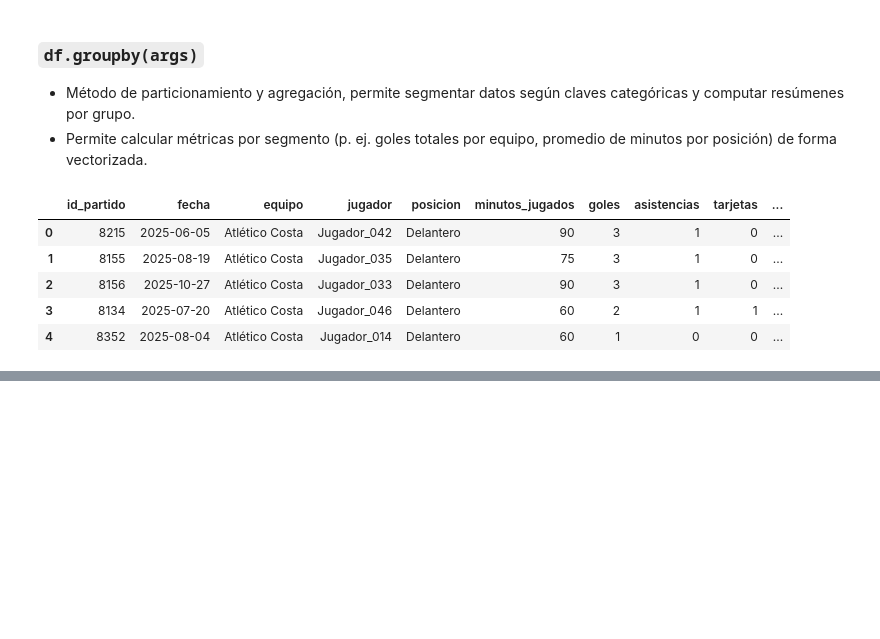
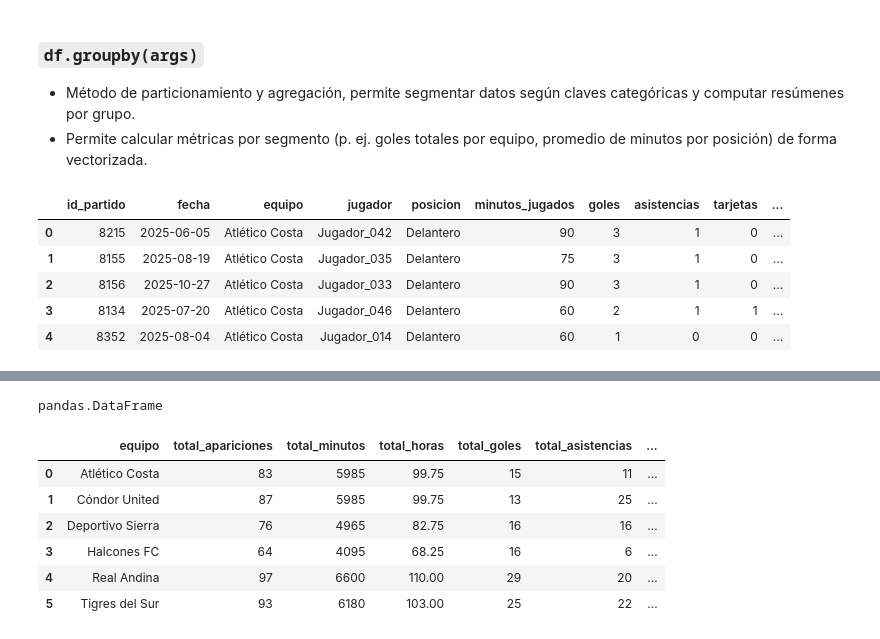
Before and after one commit to elliotAldersom/Blue_Lock_SQL_Project, a Jupyter notebook: python/yoshio/Deportes_Examen.ipynb, the cells around one changed output, grey strips where cells are left out. Cells and saved outputs as stored; diff of their text form; code cells hidden in the pictures; blank space fills up the shorter version.

```diff
--- a/python/yoshio/Deportes_Examen.ipynb
+++ b/python/yoshio/Deportes_Examen.ipynb
@@ -267,0 +273,40 @@ dtype: int64
+# %%
+# usar .agg(args) con groupby
+df_estadisticas_equipo = df.groupby(by='equipo').agg(
+    # totales
+    total_apariciones=('equipo', 'size'),
+    total_minutos=('minutos_jugados', 'sum'),
+    total_horas=('horas_jugadas', 'sum'),
+    total_goles=('goles', 'sum'),
+    total_asistencias=('asistencias', 'sum'),
+    total_tarjestas=('tarjetas' , 'sum'),
+
+    # promedios
+    promedio_minutos=('minutos_jugados', 'mean'),
+    promedio_horas=('horas_jugadas', 'mean'),
+    promedio_goles=('goles', 'mean'),
+    promedio_asistencias=('asistencias', 'mean'),
+    promedio_tarjestas=('tarjetas' , 'mean'),
+
+    # desv. estandar
+    desv_estandar_minutos=('minutos_jugados', 'std'),
+    desv_estandar_horas=('horas_jugadas', 'std'),
+    desv_estandar_goles=('goles', 'std'),
+    desv_estandar_asistencias=('asistencias', 'std'),
+    desv_estandar_tarjestas=('tarjetas' , 'std'),
+
+).reset_index(drop=False)
+
+type(df_estadisticas_equipo)
+# %% [output]
+pandas.DataFrame
+# %%
+df_estadisticas_equipo
+# %% [output]
+|  | equipo | total_apariciones | total_minutos | total_horas | total_goles | total_asistencias | ... |
+| 0 | Atlético Costa | 83 | 5985 | 99.75 | 15 | 11 | ... |
+| 1 | Cóndor United | 87 | 5985 | 99.75 | 13 | 25 | ... |
+| 2 | Deportivo Sierra | 76 | 4965 | 82.75 | 16 | 16 | ... |
+| 3 | Halcones FC | 64 | 4095 | 68.25 | 16 | 6 | ... |
+| 4 | Real Andina | 97 | 6600 | 110.00 | 29 | 20 | ... |
+| 5 | Tigres del Sur | 93 | 6180 | 103.00 | 25 | 22 | ... |
```
Also changed, not shown: parts of 8 cells of this notebook, 1 other file.
